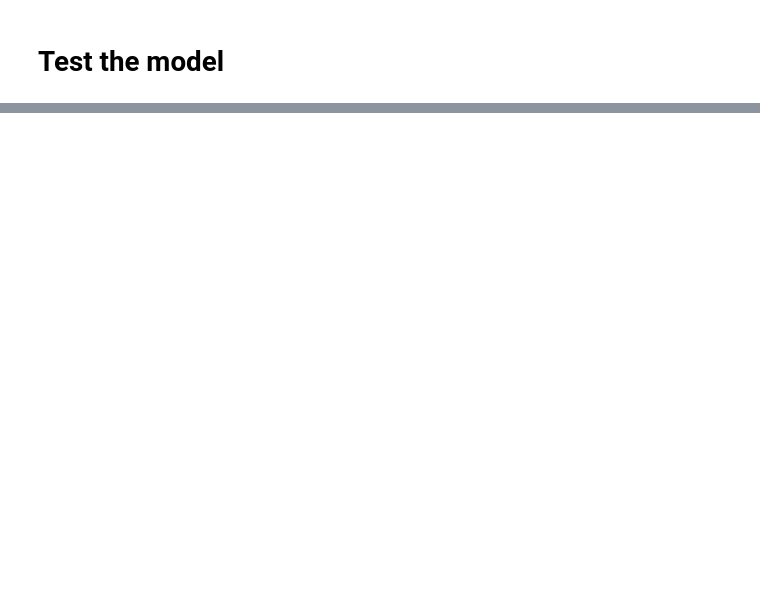
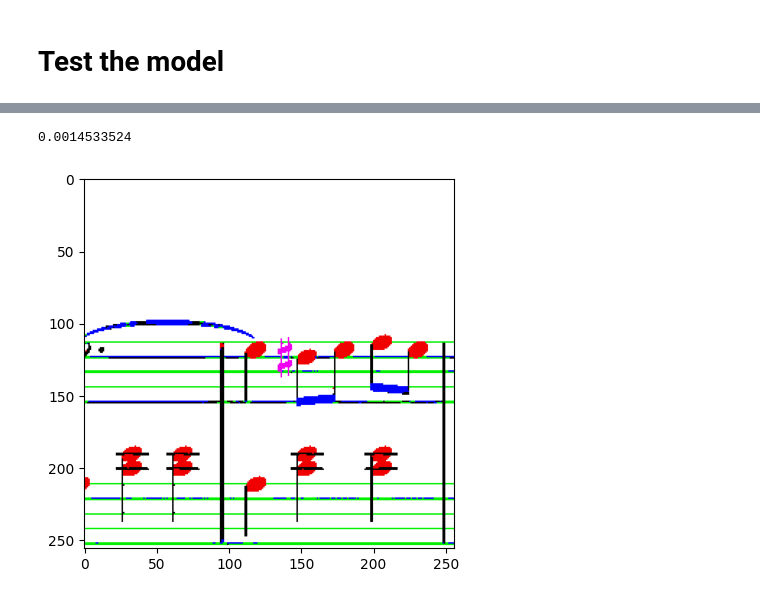
Before and after one commit to nudopnu/omr-unet, a Jupyter notebook: 04_train.ipynb, the cells around one changed output, grey strips where cells are left out. Saved outputs shown, nothing was run; the diff lists cells and outputs as text; code cells hidden in the pictures; blank space fills up the shorter version.

```diff
--- a/04_train.ipynb
+++ b/04_train.ipynb
@@ -210,0 +220,25 @@ nan
+# %%
+res = 255 - cv2.cvtColor(img[x:x+256, y:y+256, None], cv2.COLOR_GRAY2RGB)
+
+colorings = {
+    "#00f000": [46],
+    "#0000ff": [41, 42, 40, 29, 30],
+    "#f00000": [8],
+    # "#f0f000": [29, 30],
+    "#f000f0": [28, 23],
+}
+
+for color in colorings:
+    labels = colorings[color]
+    masks = [np.argmax(pred, axis=2)==l for l in labels]
+    for mask in masks:
+        res[mask] = ImageColor.getcolor(color, 'RGB')
+plt.imshow(res)
+
+target_label = 28
+# plt.imshow(np.argmax(pred, axis=2)==target_label)
+# plt.imshow(pred[..., target_label], cmap="gray")
+np.mean(pred[..., target_label])
+# %% [output]
+0.0014533524
+[figure, added]
```
Also changed, not shown: parts of 8 cells of this notebook, 1 other file.
